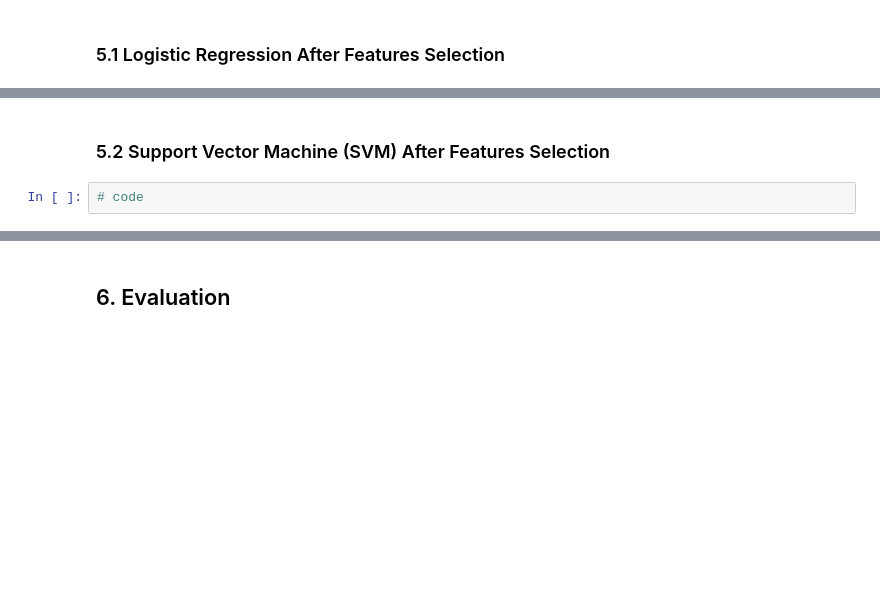
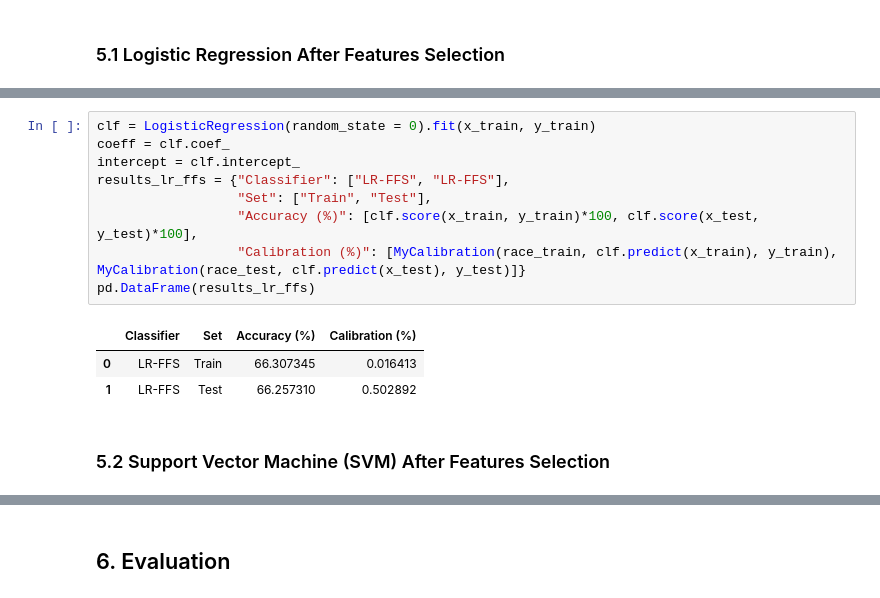
Before and after one commit to TZstatsADS/fall2022-project4-prj4-group6, a Jupyter notebook: doc/main-yayuan.ipynb, the cells around one changed output, grey strips where cells are left out. Saved outputs shown, nothing was run; the diff lists cells and outputs as text; blank space fills up the shorter version.

```diff
--- a/doc/main-yayuan.ipynb
+++ b/doc/main-yayuan.ipynb
@@ -159,4 +199,15 @@ pd.DataFrame(summary_svm)
+# %%
+clf = LogisticRegression(random_state = 0).fit(x_train, y_train)
+coeff = clf.coef_
+intercept = clf.intercept_
+results_lr_ffs = {"Classifier": ["LR-FFS", "LR-FFS"],
+                  "Set": ["Train", "Test"],
+                  "Accuracy (%)": [clf.score(x_train, y_train)*100, clf.score(x_test, y_test)*100],
+                  "Calibration (%)": [MyCalibration(race_train, clf.predict(x_train), y_train), MyCalibration(race_test, clf.predict(x_test), y_test)]}
+pd.DataFrame(results_lr_ffs)
+# %% [output]
+|  | Classifier | Set | Accuracy (%) | Calibration (%) |
+| 0 | LR-FFS | Train | 66.307345 | 0.016413 |
+| 1 | LR-FFS | Test | 66.257310 | 0.502892 |
 # %% [markdown]
 ### 5.2 Support Vector Machine (SVM) After Features Selection
-# %%
-# code
```
Also changed, not shown: parts of 7 cells of this notebook.
